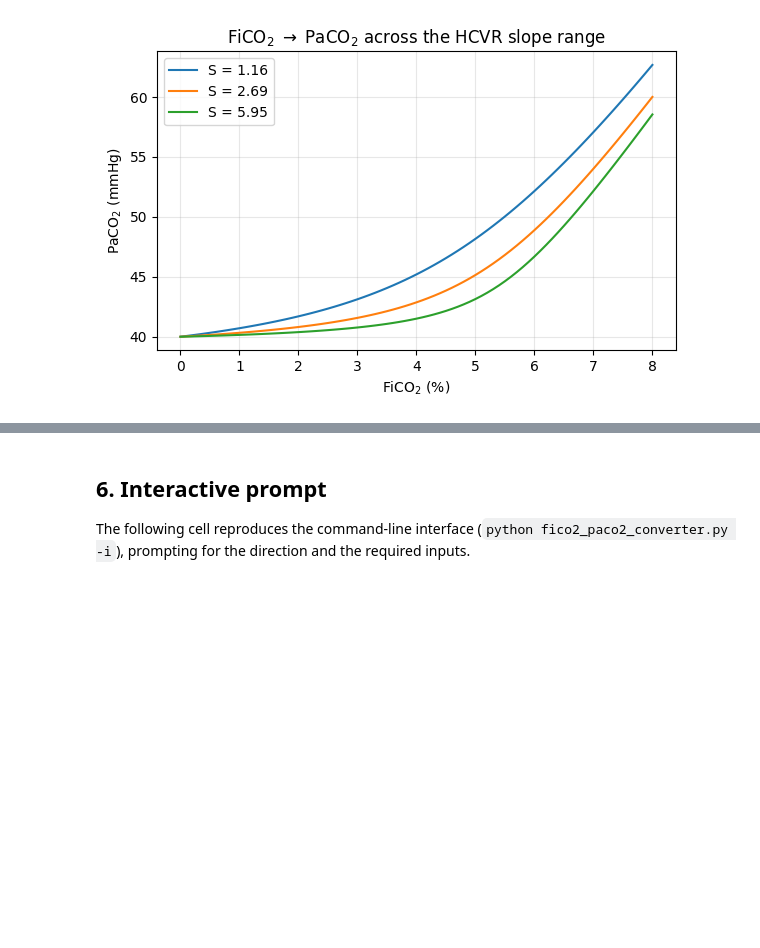
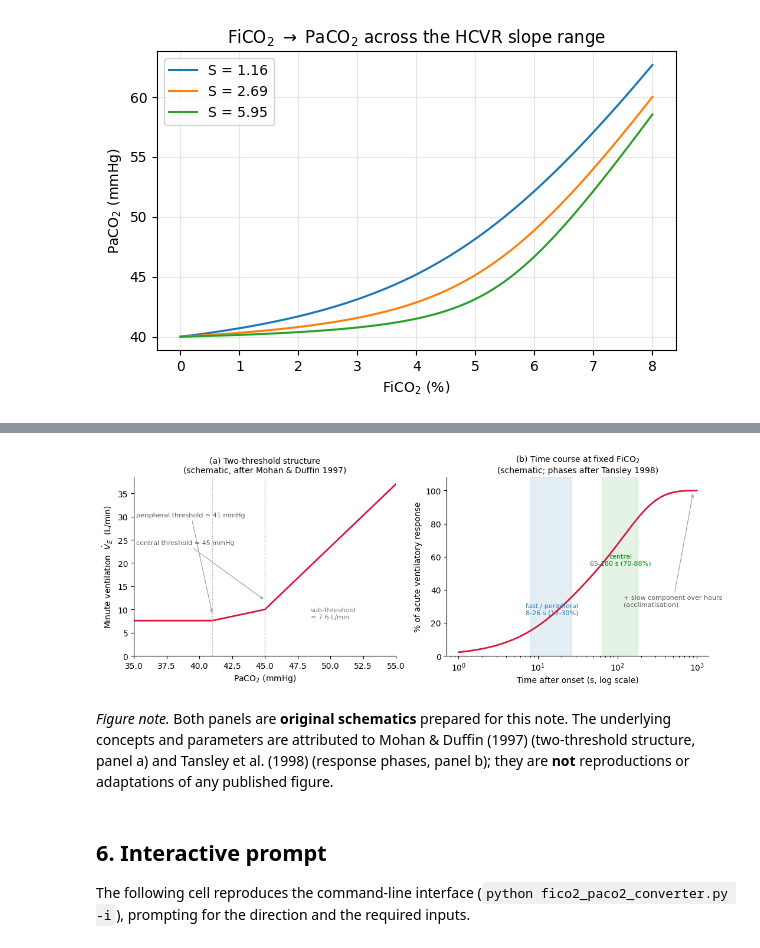
Before and after one commit to moonsukk/fico2-paco2-converter, a Jupyter notebook: FiCO2_PaCO2_conversion.ipynb, the cells around one changed output, grey strips where cells are left out. Saved outputs shown, nothing was run; the diff lists cells and outputs as text; code cells hidden in the pictures; blank space fills up the shorter version.

```diff
--- a/FiCO2_PaCO2_conversion.ipynb
+++ b/FiCO2_PaCO2_conversion.ipynb
@@ -337,3 +389,57 @@ except ImportError:
+# %%
+# Section 5.2 schematic (ORIGINAL figure; concepts/parameters cited in the note below).
+# (a) two-threshold "dogleg" of the HCVR (after Mohan & Duffin, 1997);
+# (b) time course of the response at fixed FiCO2 (phase parameters after Tansley et al., 1998).
+try:
+    import numpy as np, matplotlib.pyplot as plt
+
+    fig, (axA, axB) = plt.subplots(1, 2, figsize=(11, 4.2))
+
+    # (a) two-threshold dogleg: minute ventilation vs PaCO2
+    Vsub, Tp, Tc, sp, sc = 7.6, 41.0, 45.0, 0.6, 2.7   # sub-threshold VE; thresholds; illustrative slopes
+    x = np.linspace(35, 55, 400)
+    V = np.where(x < Tp, Vsub, np.where(x < Tc, Vsub + sp*(x-Tp), Vsub + sp*(Tc-Tp) + sc*(x-Tc)))
+    axA.plot(x, V, color='crimson', lw=2)
+    for T in (Tp, Tc):
+        axA.axvline(T, ls=':', color='0.6', lw=1)
+    axA.annotate('peripheral threshold ≈ 41 mmHg', xy=(Tp, 9), xytext=(35.2, 30),
+                 fontsize=8, color='0.35', arrowprops=dict(arrowstyle='->', color='0.6', lw=0.8))
+    axA.annotate('central threshold ≈ 45 mmHg', xy=(Tc, 12), xytext=(35.2, 24),
+                 fontsize=8, color='0.35', arrowprops=dict(arrowstyle='->', color='0.6', lw=0.8))
+    axA.text(48.5, 8, 'sub-threshold\n≈ 7.6 L/min', fontsize=8, color='0.45')
+    axA.set_xlabel('PaCO$_2$ (mmHg)'); axA.set_ylabel(r'Minute ventilation  $\dot V_E$  (L/min)')
+    axA.set_title('(a) Two-threshold structure\n(schematic, after Mohan & Duffin 1997)', fontsize=10)
+    axA.set_xlim(35, 55); axA.set_ylim(0, None)
+    for s in ('top', 'right'):
+        axA.spines[s].set_visible(False)
+
+    # (b) time course of the ventilatory response at fixed FiCO2 (fast + central components)
+    t = np.logspace(0, 3, 400)                                     # 1 s -> ~17 min
+    resp = 100*(0.25*(1-np.exp(-t/15)) + 0.75*(1-np.exp(-t/120)))  # -> acute steady state
+    axB.axvspan(8, 26, color='tab:blue', alpha=0.12)
+    axB.axvspan(65, 180, color='tab:green', alpha=0.12)
+    axB.plot(t, resp, color='crimson', lw=2)
+    axB.set_xscale('log')
+    axB.annotate('fast / peripheral\n8-26 s (12-30%)', xy=(15, 25), fontsize=8, color='tab:blue', ha='center')
+    axB.annotate('central\n65-180 s (70-88%)', xy=(110, 55), fontsize=8, color='green', ha='center')
+    axB.annotate('+ slow component over hours\n(acclimatisation)', xy=(900, 99), xytext=(120, 30),
+                 fontsize=8, color='0.35', arrowprops=dict(arrowstyle='->', color='0.6', lw=0.8))
+    axB.set_xlabel('Time after onset (s, log scale)'); axB.set_ylabel('% of acute ventilatory response')
+    axB.set_title('(b) Time course at fixed FiCO$_2$\n(schematic; phases after Tansley 1998)', fontsize=10)
+    axB.set_ylim(0, 108)
+    for s in ('top', 'right'):
+        axB.spines[s].set_visible(False)
+
+    plt.tight_layout(); plt.show()
+except ImportError:
+    print('matplotlib/numpy not installed - run:  pip install matplotlib numpy')
+# %% [output]
+[figure, added]
+# %% [markdown]
+*Figure note.* Both panels are **original schematics** prepared for this note. The
+underlying concepts and parameters are attributed to Mohan & Duffin (1997) (two-threshold
+structure, panel a) and Tansley et al. (1998) (response phases, panel b); they are **not**
+reproductions or adaptations of any published figure.
 # %% [markdown]
 ## 6. Interactive prompt
 
```
Also changed, not shown: parts of 11 cells of this notebook.
